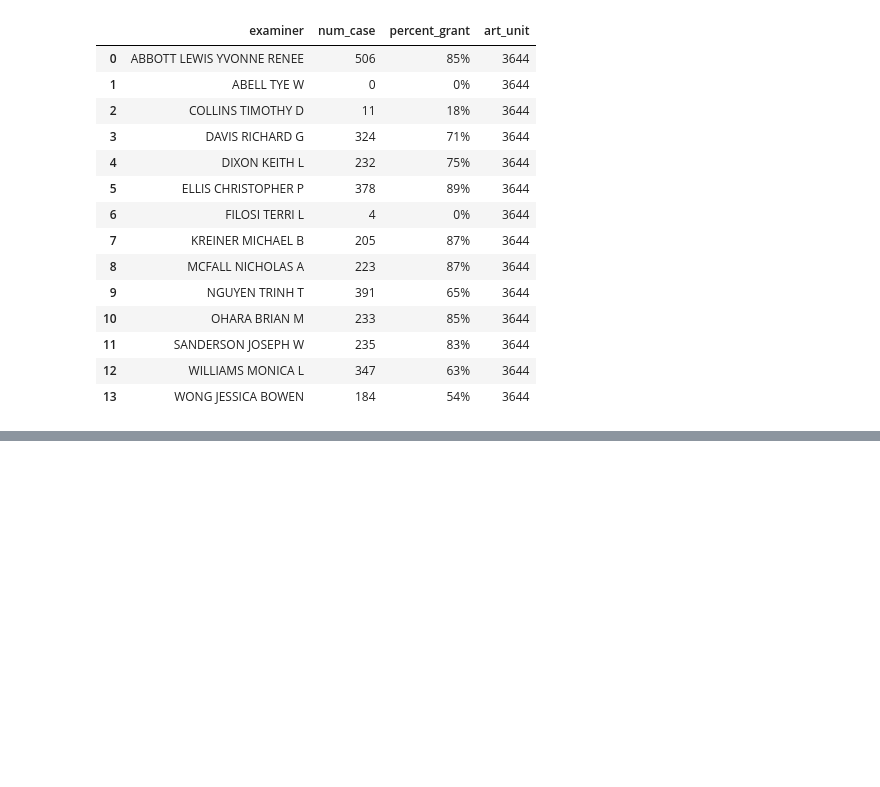
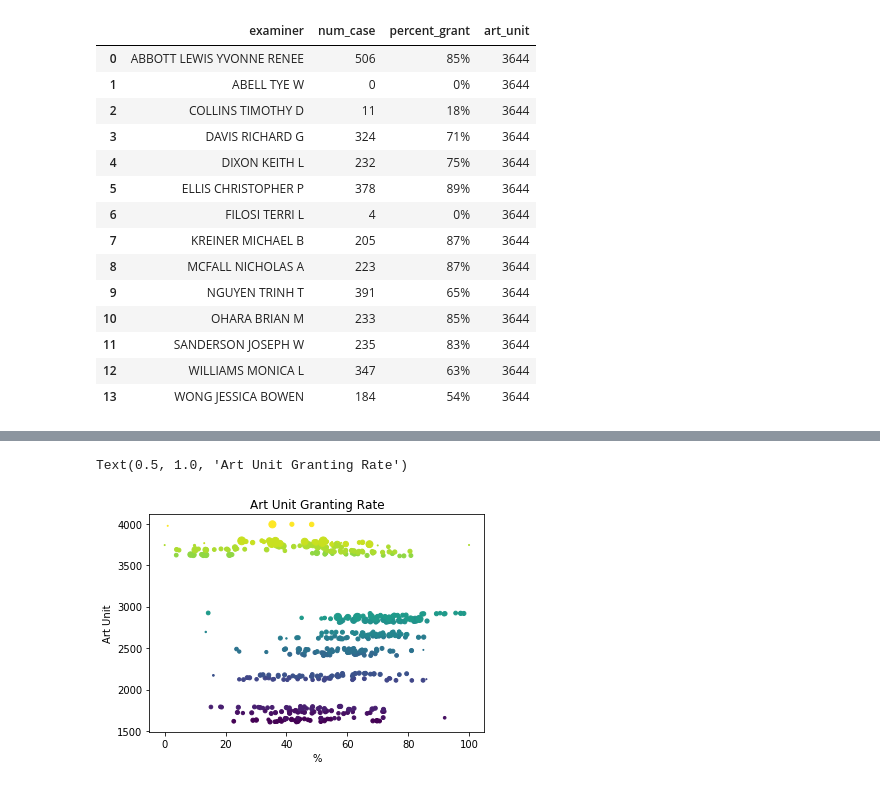
Before and after one commit to chajmz/Dataquest, a Jupyter notebook: Scrapping_Examiners_Data.ipynb, the cells around one changed output, grey strips where cells are left out. Cells and saved outputs as stored; diff of their text form; code cells hidden in the pictures; blank space fills up the shorter version.

```diff
--- a/Scrapping_Examiners_Data.ipynb
+++ b/Scrapping_Examiners_Data.ipynb
@@ -200,0 +179,9 @@ for row in td:
+# %%
+import datetime
+now = datetime.datetime.now()
+l2 = [x for x in range(1500,4000)]
+m_exam =  pd.concat([scrapArtUnitExaminers(int(l)) for l in l2])
+m_exam.shape
+print("Time required",(datetime.datetime.now() - now))
+
+export_csv = df.to_csv (r'C:\Users\Ron\Desktop\export_dataframe.csv', index = None, header=True) #Don't forget to add '.csv' at the end of the path
@@ -200,0 +190,3 @@ for row in td:
+# %%
+m_exam.shape
+m_exam['prefix_art'] = round(m_exam['art_unit']/100,0)
@@ -200,0 +206,2 @@ for row in td:
+# %%
+m_exam['percent_grant_value'] = m_exam['percent_grant'].str.replace("%","").astype(int)
@@ -200,0 +211,9 @@ for row in td:
+# %%
+all_art_unit = m_exam['art_unit'].unique()
+l_art_mean = []
+for unit in all_art_unit:
+  examiners = m_exam[m_exam.art_unit == unit]
+  l_art_mean.append([unit,round(examiners['percent_grant_value'].mean(),1),examiners['percent_grant_value'].shape[0]])
+
+df_top_art_unit = pd.DataFrame(l_art_mean,columns=['art_unit','mean_grant_exam','num_exams'])
+df_top_art_unit['prefix_art'] = round(df_top_art_unit['art_unit']/100,0)
@@ -200,0 +229,10 @@ for row in td:
+# %%
+colors = {16 :"AA", 17 : "vb", 18 : "dd", 21 : "zqd", 22 : "dzqd", 24:"qdqd", 25:"dqdq", 26:'dzqd', 27:"dqdq", 28:"dzdzqd", 29:"dzdq", 36:"dzdq", 37:"dzqdqzd",
+       38 : " dzqdzq", 40 : " dzadad"}
+ax = plt.scatter(df_top_art_unit.mean_grant_exam, df_top_art_unit.art_unit, s=df_top_art_unit.num_exams,c=df_top_art_unit.prefix_art, label=colors)
+plt.ylabel('Art Unit')
+plt.xlabel('%')
+plt.title('Art Unit Granting Rate')
+# %% [output]
+Text(0.5, 1.0, 'Art Unit Granting Rate')
+[figure, added]
```
Also changed, not shown: parts of 17 cells of this notebook.
